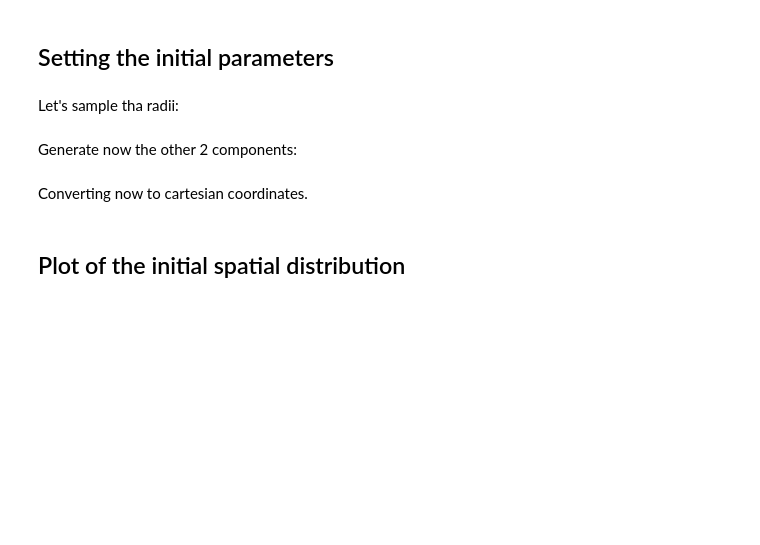
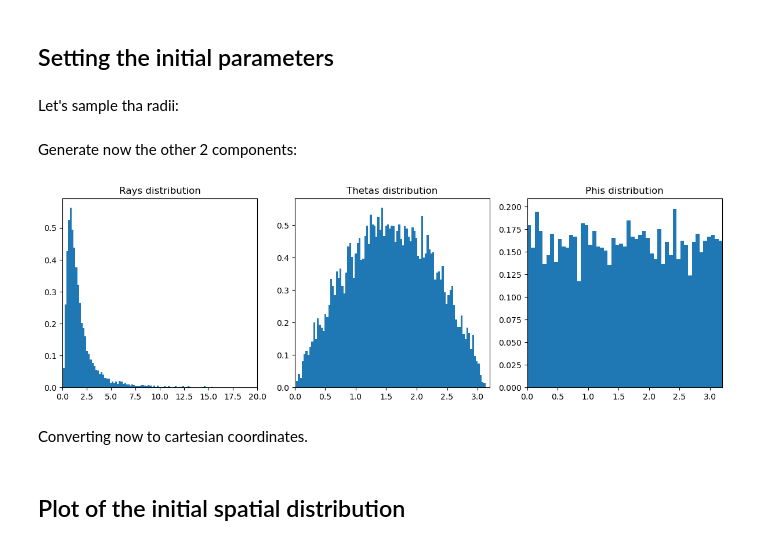
Before and after one commit to Ario96/Galaxies-and-Dynamics, a Jupyter notebook: Plummer/Plummer Equilibrium.ipynb, the cells around one changed output. Saved outputs shown, nothing was run; the diff lists cells and outputs as text; code cells hidden in the pictures; blank space fills up the shorter version.

```diff
--- a/Plummer/Plummer Equilibrium.ipynb
+++ b/Plummer/Plummer Equilibrium.ipynb
@@ -68,6 +68,26 @@ cdf_theta = uniform.rvs(0, 1, size=N)  # cumulative function of thetas
 thetas = np.arccos(1 - 2 * cdf_theta)
 
 phis = uniform.rvs(0, 2 * np.pi, size=N)
+# %%
+fig, axes = plt.subplots(1, 3, figsize=(12, 4))
+
+raggi = np.linspace(0, 20, 100)
+axes[0].hist(Rays, bins=500, density=True)
+axes[0].set_title("Rays distribution")
+axes[0].set_xlim(0,20)
+
+
+axes[1].hist(thetas, bins=100, density=True)
+axes[1].set_title("Thetas distribution")
+axes[1].set_xlim(0,3.2)
+
+axes[2].hist(phis, bins=100, density=True)
+axes[2].set_title("Phis distribution")
+axes[2].set_xlim(0,3.2)
+
+plt.tight_layout()
+# %% [output]
+[figure, added]
 # %% [markdown]
 Converting now to cartesian coordinates.
 # %%
```
Also changed, not shown: parts of 10 cells of this notebook, 1 other file.
